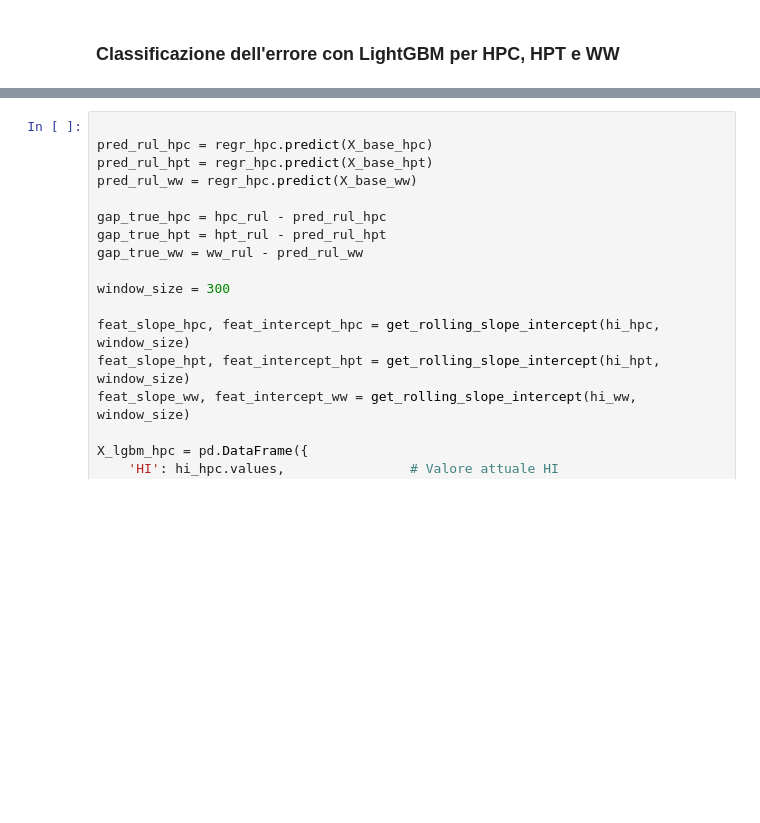
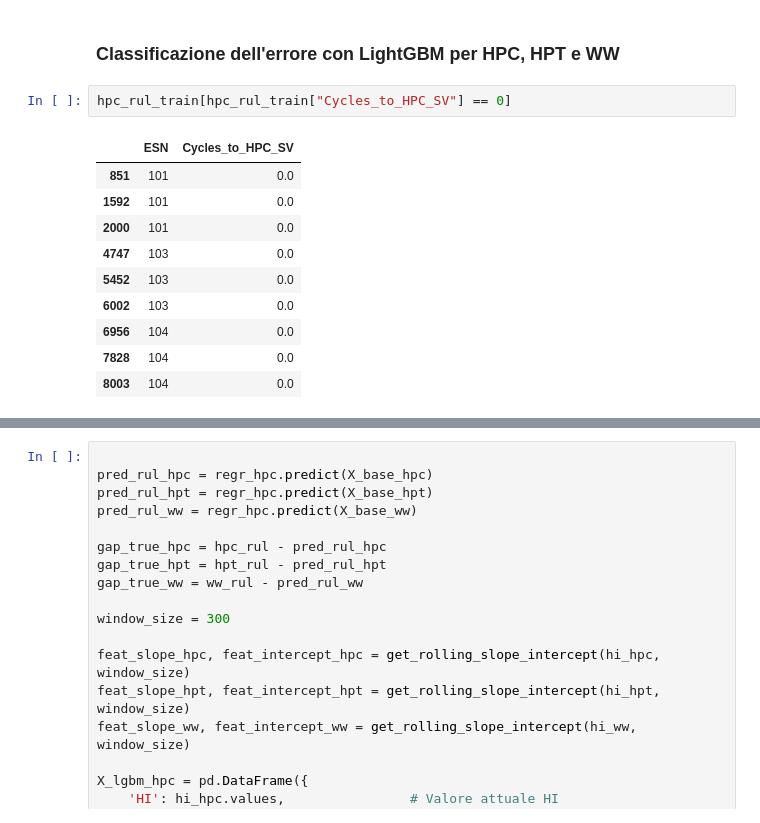
Before and after one commit to begbaj/phm-america-2025, a Jupyter notebook: src/notebooks/ok_nuovo_notebook.ipynb, the cells around one changed output, grey strips where cells are left out. Cells and saved outputs as stored; diff of their text form; blank space fills up the shorter version.

```diff
--- a/src/notebooks/ok_nuovo_notebook.ipynb
+++ b/src/notebooks/ok_nuovo_notebook.ipynb
@@ -943,2 +947,15 @@ for esn in dft["ESN"].unique():
 # %% [markdown]
 ### Classificazione dell'errore con LightGBM per HPC, HPT e WW
+# %%
+hpc_rul_train[hpc_rul_train["Cycles_to_HPC_SV"] == 0]
+# %% [output]
+|  | ESN | Cycles_to_HPC_SV |
+| 851 | 101 | 0.0 |
+| 1592 | 101 | 0.0 |
+| 2000 | 101 | 0.0 |
+| 4747 | 103 | 0.0 |
+| 5452 | 103 | 0.0 |
+| 6002 | 103 | 0.0 |
+| 6956 | 104 | 0.0 |
+| 7828 | 104 | 0.0 |
+| 8003 | 104 | 0.0 |
```
Also changed, not shown: parts of 9 cells of this notebook, 1 other file.
